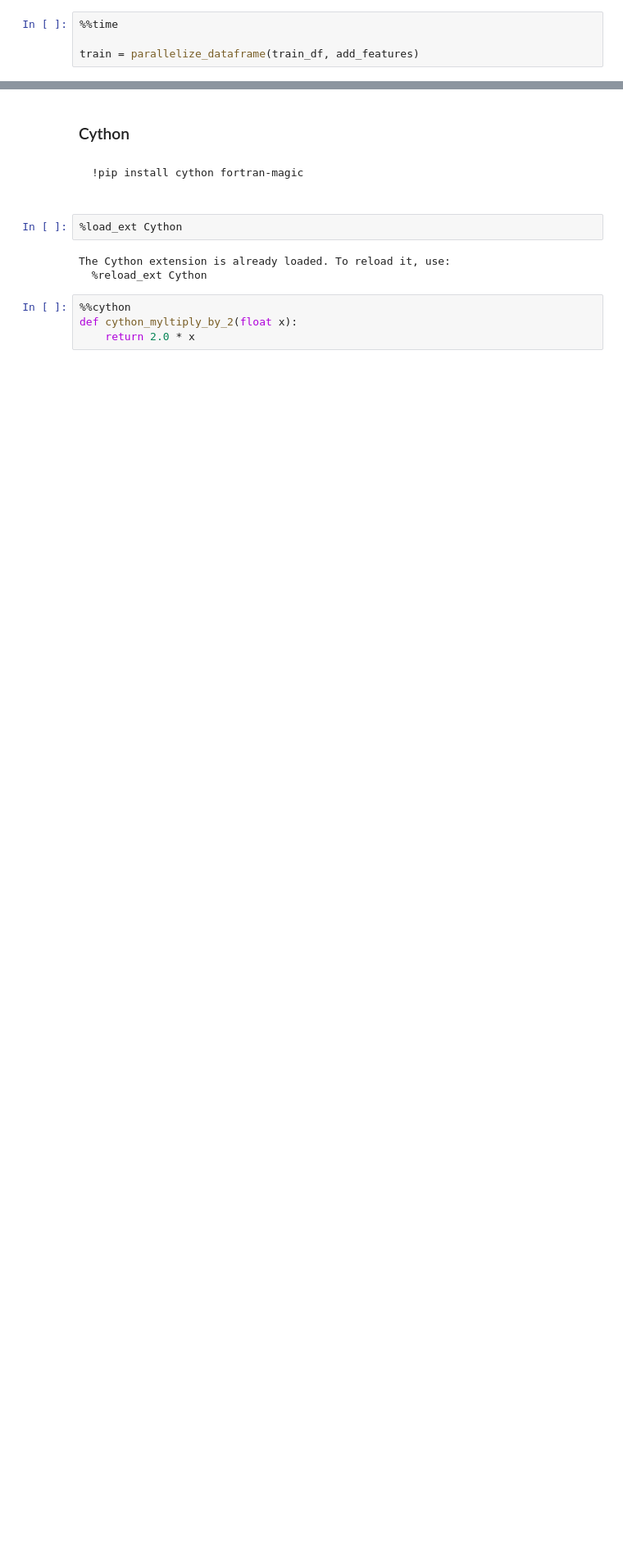
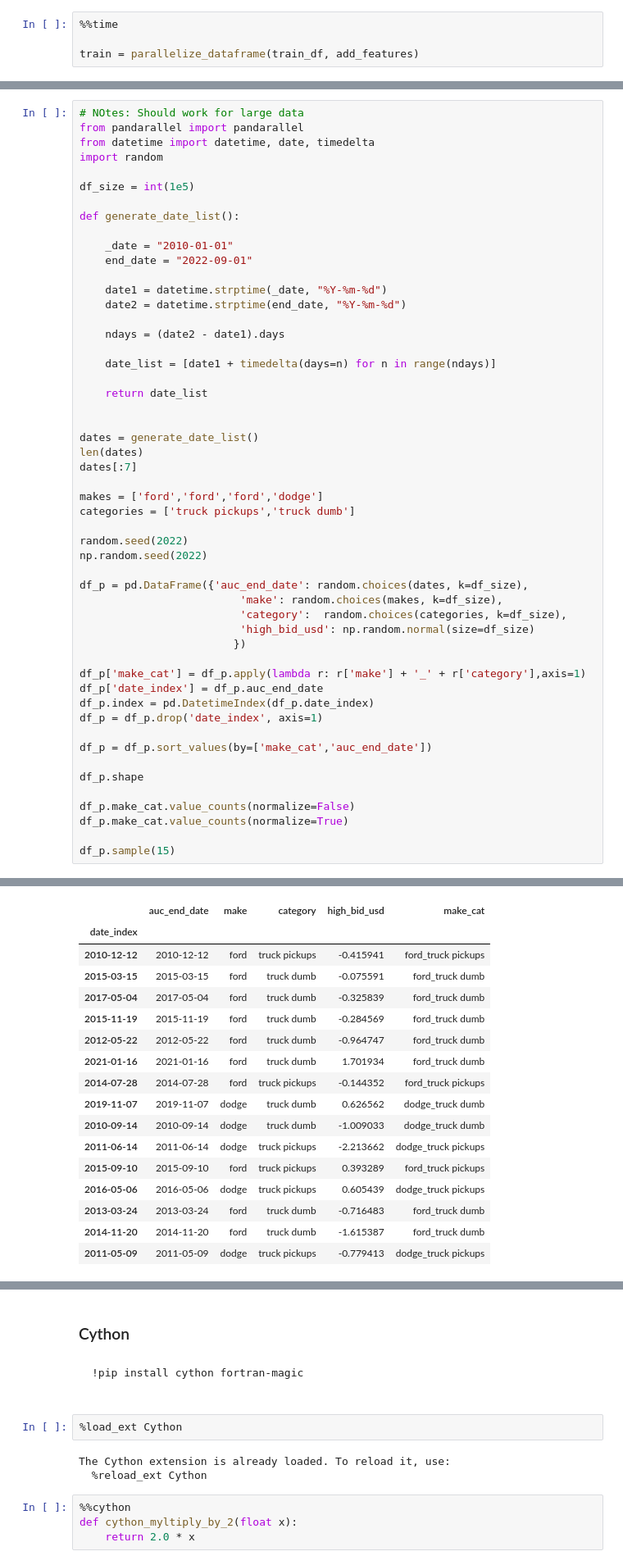
Before and after one commit to leandroohf/ds_pragmatic_programming, a Jupyter notebook: ds_pragmatic_programming_python.ipynb, the cells around one changed output, grey strips where cells are left out. Shown: that part at 82% size. Saved outputs shown, nothing was run; the diff lists cells and outputs as text; blank space fills up the shorter version.

Commit message:
nb: better window functions and pandarallel

```diff
--- a/ds_pragmatic_programming_python.ipynb
+++ b/ds_pragmatic_programming_python.ipynb
@@ -2835,0 +2919,53 @@ train = parallelize_dataframe(train_df, add_features)
+# %%
+# NOtes: Should work for large data
+from pandarallel import pandarallel
+from datetime import datetime, date, timedelta
+import random
+
+df_size = int(1e5)
+
+def generate_date_list():
+
+    _date = "2010-01-01"
+    end_date = "2022-09-01"
+
+    date1 = datetime.strptime(_date, "%Y-%m-%d")
+    date2 = datetime.strptime(end_date, "%Y-%m-%d")
+
+    ndays = (date2 - date1).days
+
+    date_list = [date1 + timedelta(days=n) for n in range(ndays)]
+
+    return date_list
+
+
+dates = generate_date_list()
+len(dates)
+dates[:7]
+
+makes = ['ford','ford','ford','dodge']
+categories = ['truck pickups','truck dumb']
+
+random.seed(2022)
+np.random.seed(2022)
+
+df_p = pd.DataFrame({'auc_end_date': random.choices(dates, k=df_size),
+                         'make': random.choices(makes, k=df_size),
+                         'category':  random.choices(categories, k=df_size),
+                         'high_bid_usd': np.random.normal(size=df_size)
+                        })
+
+df_p['make_cat'] = df_p.apply(lambda r: r['make'] + '_' + r['category'],axis=1)
+df_p['date_index'] = df_p.auc_end_date
+df_p.index = pd.DatetimeIndex(df_p.date_index)
+df_p = df_p.drop('date_index', axis=1)
+
+df_p = df_p.sort_values(by=['make_cat','auc_end_date'])
+
+df_p.shape
+
+df_p.make_cat.value_counts(normalize=False)
+df_p.make_cat.value_counts(normalize=True)
+
+df_p.sample(15)
+# %% [output]
@@ -2835,0 +2991,17 @@ train = parallelize_dataframe(train_df, add_features)
+|  | auc_end_date | make | category | high_bid_usd | make_cat |
+| date_index |  |  |  |  |  |
+| 2010-12-12 | 2010-12-12 | ford | truck pickups | -0.415941 | ford_truck pickups |
+| 2015-03-15 | 2015-03-15 | ford | truck dumb | -0.075591 | ford_truck dumb |
+| 2017-05-04 | 2017-05-04 | ford | truck dumb | -0.325839 | ford_truck dumb |
+| 2015-11-19 | 2015-11-19 | ford | truck dumb | -0.284569 | ford_truck dumb |
+| 2012-05-22 | 2012-05-22 | ford | truck dumb | -0.964747 | ford_truck dumb |
+| 2021-01-16 | 2021-01-16 | ford | truck dumb | 1.701934 | ford_truck dumb |
+| 2014-07-28 | 2014-07-28 | ford | truck pickups | -0.144352 | ford_truck pickups |
+| 2019-11-07 | 2019-11-07 | dodge | truck dumb | 0.626562 | dodge_truck dumb |
+| 2010-09-14 | 2010-09-14 | dodge | truck dumb | -1.009033 | dodge_truck dumb |
+| 2011-06-14 | 2011-06-14 | dodge | truck pickups | -2.213662 | dodge_truck pickups |
+| 2015-09-10 | 2015-09-10 | ford | truck pickups | 0.393289 | ford_truck pickups |
+| 2016-05-06 | 2016-05-06 | dodge | truck pickups | 0.605439 | dodge_truck pickups |
+| 2013-03-24 | 2013-03-24 | ford | truck dumb | -0.716483 | ford_truck dumb |
+| 2014-11-20 | 2014-11-20 | ford | truck dumb | -1.615387 | ford_truck dumb |
+| 2011-05-09 | 2011-05-09 | dodge | truck pickups | -0.779413 | dodge_truck pickups |
```
Also changed, not shown: parts of 8 cells of this notebook, 1 other file.
